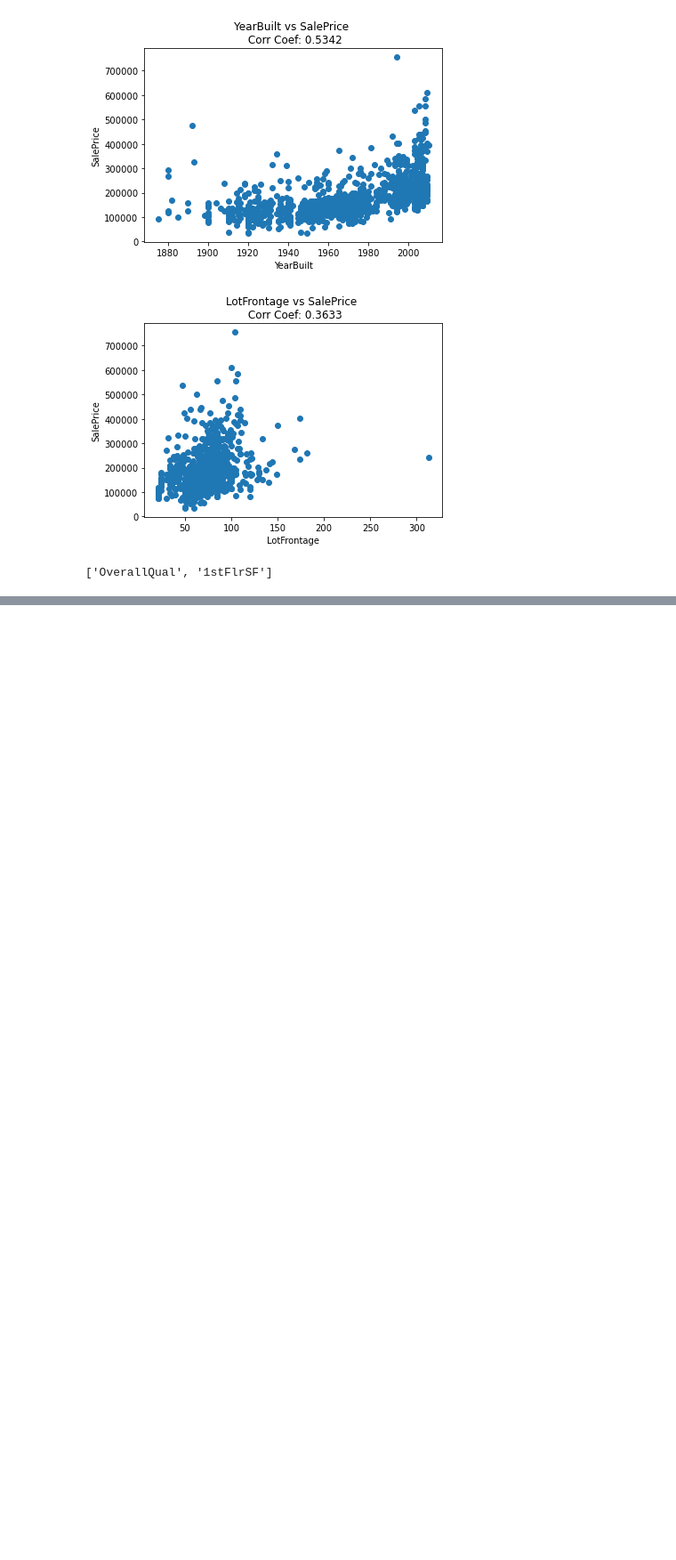
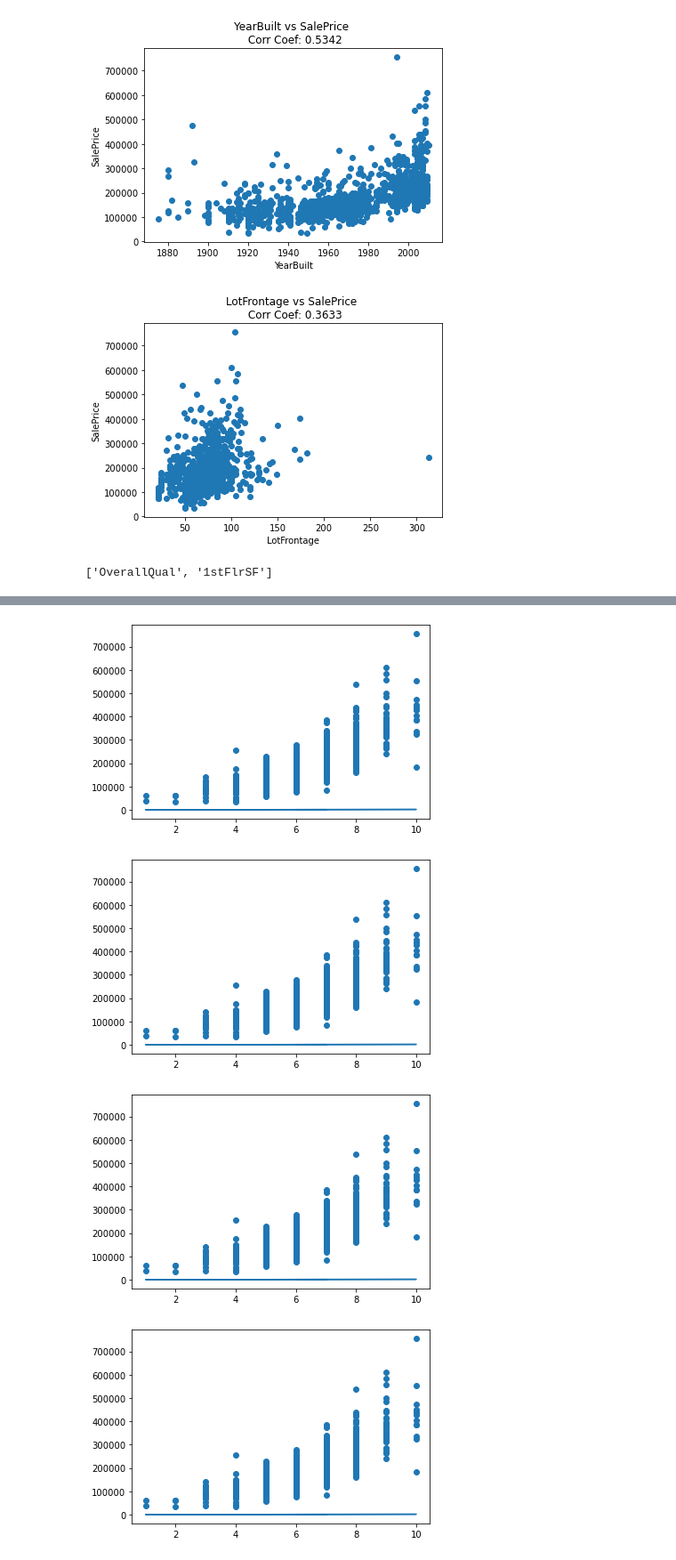
Before and after one commit to CarlosGarlem/Linear-Regression-Model, a Jupyter notebook: Linear Regression Model.ipynb, the cells around one changed output, grey strips where cells are left out. Shown: that part at 89% size. Drawn from its saved outputs; the diff is of its cells as text; code cells hidden in the pictures; blank space fills up the shorter version.

```diff
--- a/Linear Regression Model.ipynb
+++ b/Linear Regression Model.ipynb
@@ -109,0 +210,7 @@ regressors
+# %%
+visualizeModel(ds_train[regressors[0]].values, ds_train[response].values, model_params, n = 25)
+# %% [output]
+[figure, added]
+[figure, added]
+[figure, added]
+[figure, added]
```
Also changed, not shown: parts of 15 cells of this notebook.
